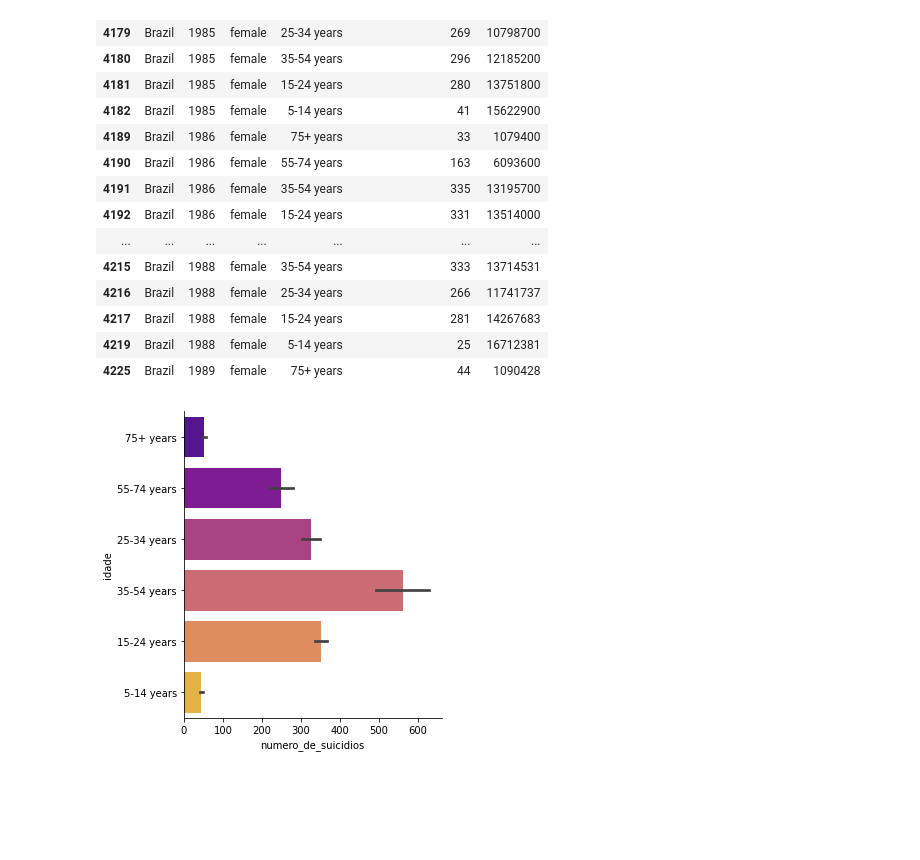
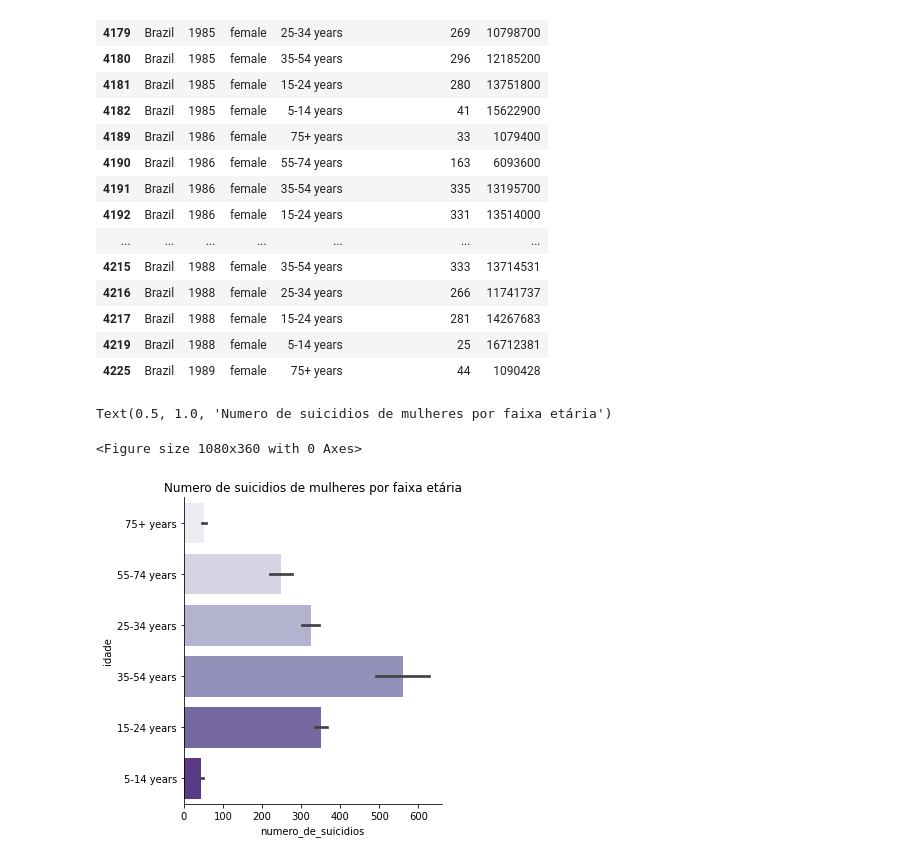
Before and after one commit to littlebru/Indice-de-Suicidio-no-Brasil, a Jupyter notebook: Analise_dados_suicidio.ipynb, the cells around one changed output. Saved outputs shown, nothing was run; the diff lists cells and outputs as text; code cells hidden in the pictures; blank space fills up the shorter version.

```diff
--- a/Analise_dados_suicidio.ipynb
+++ b/Analise_dados_suicidio.ipynb
@@ -338,8 +360,13 @@ dados_mulheres_brasileiras.head(25).query('genero == "female"').style.highlight_
 | 4217 | Brazil | 1988 | female | 15-24 years | 281 | 14267683 |
 | 4219 | Brazil | 1988 | female | 5-14 years | 25 | 16712381 |
 | 4225 | Brazil | 1989 | female | 75+ years | 44 | 1090428 |
-# %%
-sns.catplot(x="numero_de_suicidios", y="idade",palette='plasma', kind='bar',
-           data= dados_mulheres_brasileiras)
-# %% [output]
-[figure, removed]
+# %%
+#Visualização dos numeros de suicidios de mulheres e sua faixa etaria
+plt.figure(figsize=(15,5))
+sns.catplot(x="numero_de_suicidios", y="idade",palette='Purples', kind='bar',
+           data= dados_mulheres_brasileiras)
+plt.title('Numero de suicidios de mulheres por faixa etária')
+# %% [output]
+Text(0.5, 1.0, 'Numero de suicidios de mulheres por faixa etária')
+<Figure size 1080x360 with 0 Axes>
+[figure, added]
```
Also changed, not shown: parts of 31 cells of this notebook.
